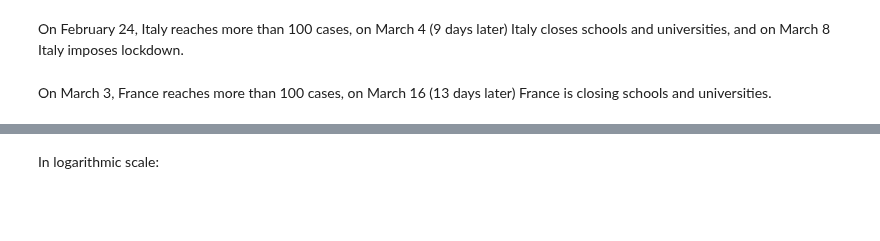
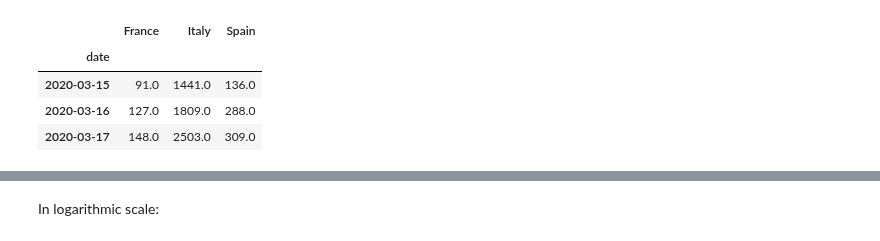
Before and after one commit to alonsosilvaallende/COVID-19, a Jupyter notebook: COVID_19_deaths.ipynb, the cells around one changed output, grey strips where cells are left out. Cells and saved outputs as stored; diff of their text form; code cells hidden in the pictures; blank space fills up the shorter version.

```diff
--- a/COVID_19_deaths.ipynb
+++ b/COVID_19_deaths.ipynb
@@ -6,5 +6,4 @@ import matplotlib.pyplot as plt
 import pandas as pd
 plt.style.use('seaborn')
 # %%
-total_cases = pd.read_csv("https://covid.ourworldindata.org/data/total_cases.csv")
-total_deaths = pd.read_csv("https://covid.ourworldindata.org/data/total_deaths.csv")
+deaths = pd.read_csv("https://covid.ourworldindata.org/data/total_deaths.csv", index_col='date')
@@ -19,4 +10,8 @@ deaths100_Italy = total_deaths["Italy"].iloc[-len(cases100_Italy):]
-# %% [markdown]
-On February 24, Italy reaches more than 100 cases, on March 4 (9 days later) Italy closes schools and universities, and on March 8 Italy imposes lockdown.
-# %% [markdown]
-On March 3, France reaches more than 100 cases, on March 16 (13 days later) France is closing schools and universities.
+# %%
+deaths[["France", "Italy", "Spain"]].tail(3)
+# %% [output]
+|  | France | Italy | Spain |
+| date |  |  |  |
+| 2020-03-15 | 91.0 | 1441.0 | 136.0 |
+| 2020-03-16 | 127.0 | 1809.0 | 288.0 |
+| 2020-03-17 | 148.0 | 2503.0 | 309.0 |
```
Also changed, not shown: parts of 11 cells of this notebook.
